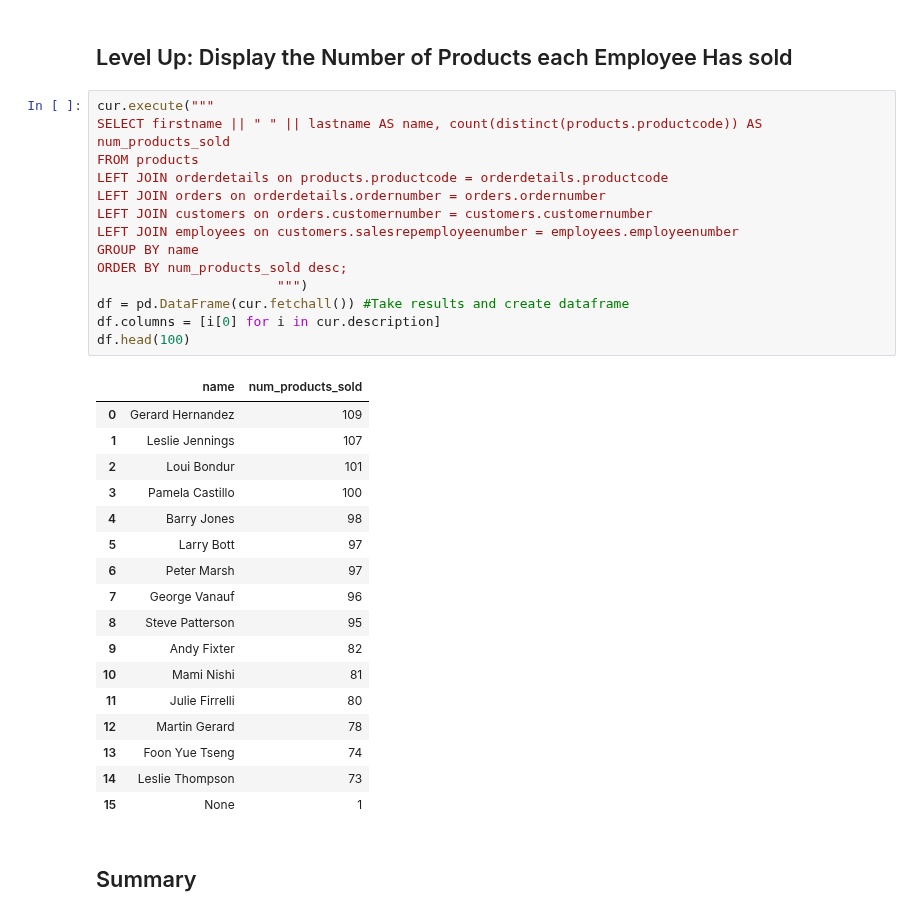
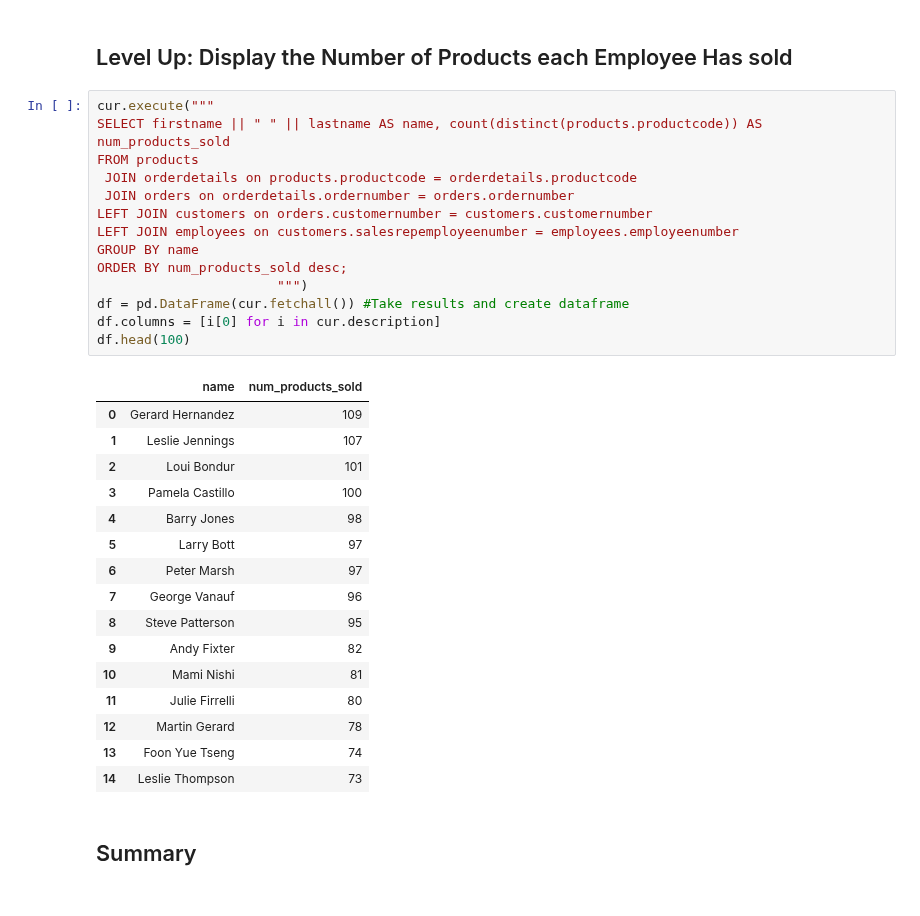
Before and after one commit to softserveslayer/dsc-0-05-10-join-statements-lab-nyc-career-ds-102218, a Jupyter notebook: index.ipynb, the cells around one changed output. Saved outputs shown, nothing was run; the diff lists cells and outputs as text.

```diff
--- a/index.ipynb
+++ b/index.ipynb
@@ -136,35 +136,34 @@ df.head(100)
 # %%
 cur.execute("""
 SELECT firstname || " " || lastname AS name, count(distinct(products.productcode)) AS num_products_sold
 FROM products
-LEFT JOIN orderdetails on products.productcode = orderdetails.productcode
-LEFT JOIN orders on orderdetails.ordernumber = orders.ordernumber
+ JOIN orderdetails on products.productcode = orderdetails.productcode
+ JOIN orders on orderdetails.ordernumber = orders.ordernumber
 LEFT JOIN customers on orders.customernumber = customers.customernumber
 LEFT JOIN employees on customers.salesrepemployeenumber = employees.employeenumber
 GROUP BY name
 ORDER BY num_products_sold desc;
                        """)
 df = pd.DataFrame(cur.fetchall()) #Take results and create dataframe
 df.columns = [i[0] for i in cur.description]
 df.head(100)
 # %% [output]
 |  | name | num_products_sold |
 | 0 | Gerard Hernandez | 109 |
 | 1 | Leslie Jennings | 107 |
 | 2 | Loui Bondur | 101 |
 | 3 | Pamela Castillo | 100 |
 | 4 | Barry Jones | 98 |
 | 5 | Larry Bott | 97 |
 | 6 | Peter Marsh | 97 |
 | 7 | George Vanauf | 96 |
 | 8 | Steve Patterson | 95 |
 | 9 | Andy Fixter | 82 |
 | 10 | Mami Nishi | 81 |
 | 11 | Julie Firrelli | 80 |
 | 12 | Martin Gerard | 78 |
 | 13 | Foon Yue Tseng | 74 |
 | 14 | Leslie Thompson | 73 |
-| 15 | None | 1 |
 # %% [markdown]
 ## Summary
 # %% [markdown]
```
